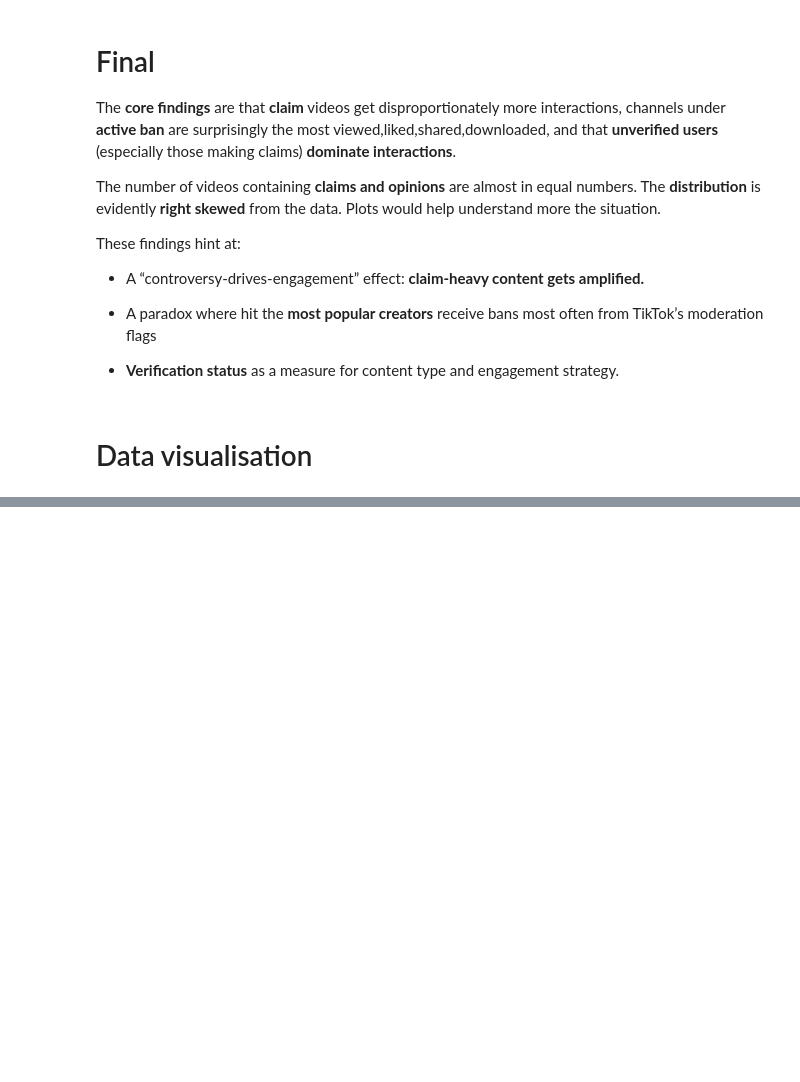
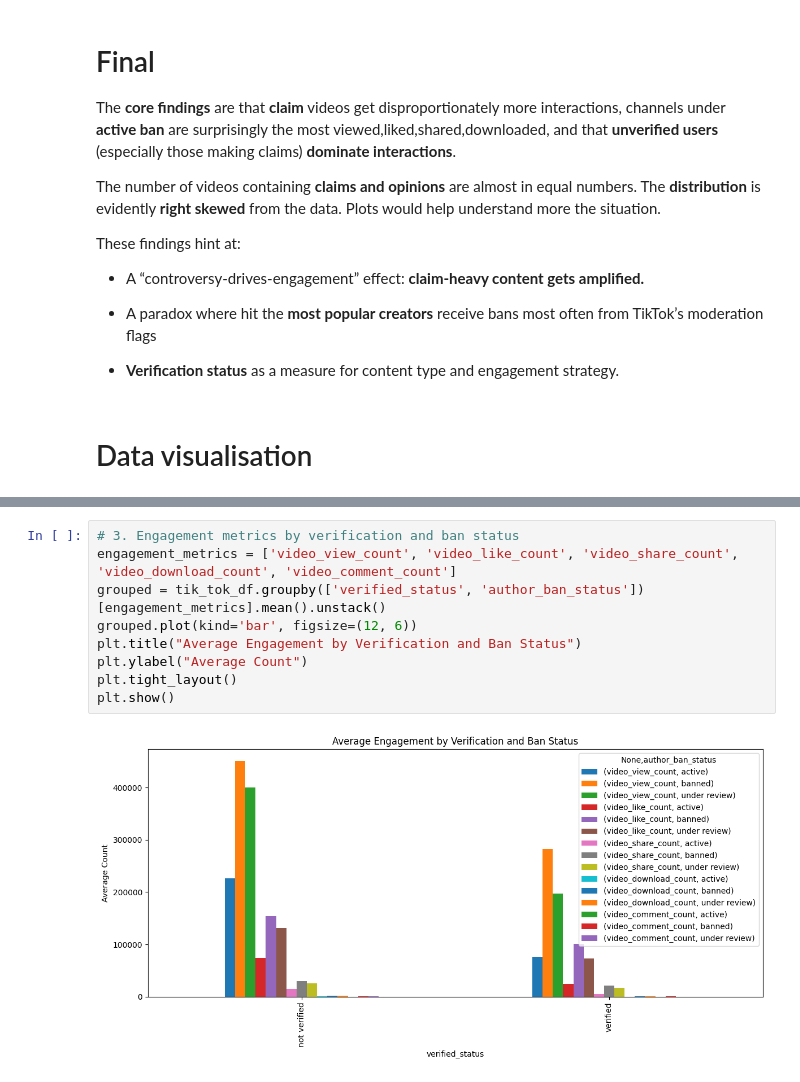
Before and after one commit to barbavegeta/Tik_Tok_Project-Google_Advanced_Data_Analytics, a Jupyter notebook: Tik_Tok_Google_Advanced_Data_Analytics.ipynb, the cells around one changed output, grey strips where cells are left out. Saved outputs shown, nothing was run; the diff lists cells and outputs as text; blank space fills up the shorter version.

```diff
--- a/Tik_Tok_Google_Advanced_Data_Analytics.ipynb
+++ b/Tik_Tok_Google_Advanced_Data_Analytics.ipynb
@@ -219,0 +382,11 @@ plt.show()
+# %%
+# 3. Engagement metrics by verification and ban status
+engagement_metrics = ['video_view_count', 'video_like_count', 'video_share_count', 'video_download_count', 'video_comment_count']
+grouped = tik_tok_df.groupby(['verified_status', 'author_ban_status'])[engagement_metrics].mean().unstack()
+grouped.plot(kind='bar', figsize=(12, 6))
+plt.title("Average Engagement by Verification and Ban Status")
+plt.ylabel("Average Count")
+plt.tight_layout()
+plt.show()
+# %% [output]
+[figure, added]
```
Also changed, not shown: parts of 32 cells of this notebook.
